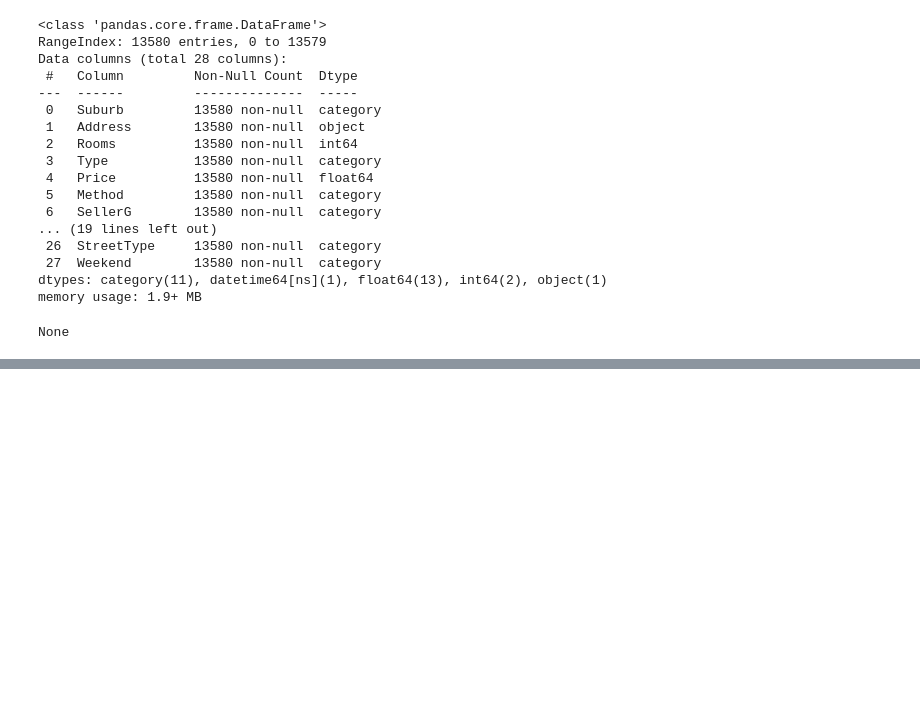
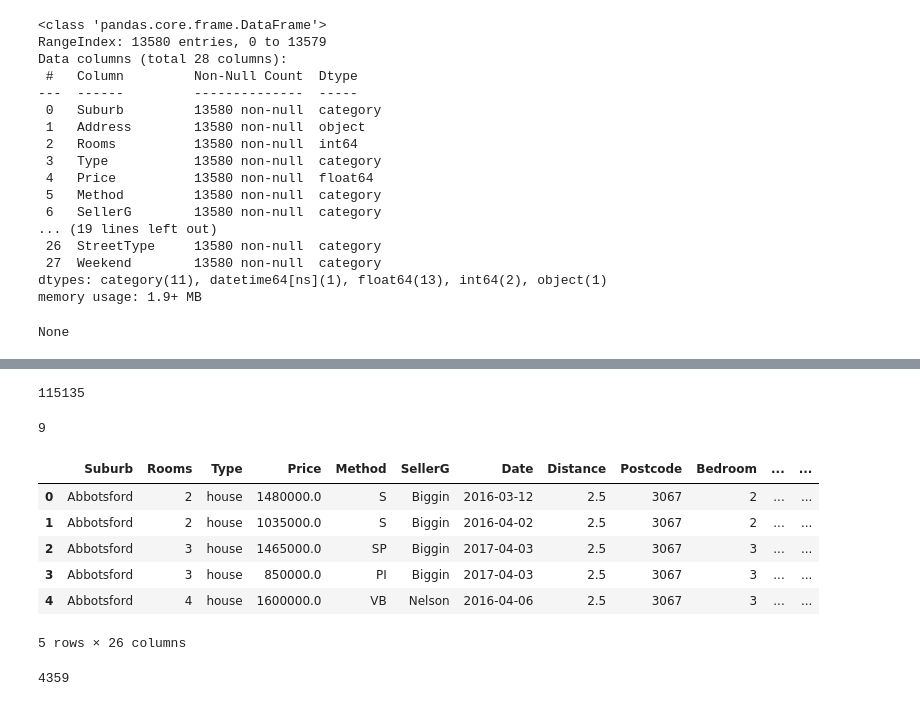
Before and after one commit to Domahan/sf_data_science, a Jupyter notebook: new_HW.ipynb, the cells around one changed output, grey strips where cells are left out. Cells and saved outputs as stored; diff of their text form; code cells hidden in the pictures; blank space fills up the shorter version.

```diff
--- a/new_HW.ipynb
+++ b/new_HW.ipynb
@@ -869,0 +1040,57 @@ None
+# %%
+#Создайте «признак-мигалку» weekend, который равен 1, если поездка начиналась в выходной день (суббота или воскресенье),
+# и 0 — в противном случае.
+# Выясните, сколько поездок начиналось в выходные.
+# можно способом через лямбда : weekday = data['starttime'].dt.dayofweek
+#data['weekend'] = weekday.apply(lambda x: 1 if x ==5 or x == 6 else 0)
+#data['weekend'].sum()
+citibike_tr['weekend'] = citibike_tr['starttime'].dt.dayofweek
+weekend_count = citibike_tr[(citibike_tr['weekend'] == 5) | (citibike_tr['weekend'] == 6)].shape[0]
+print(weekend_count)
+# %% [output]
+115135
+# %%
+#Создайте признак времени суток поездки time_of_day. Время суток будем определять из часа начала поездки. Условимся, что:
+#поездка совершается ночью (night), если её час приходится на интервал от 0 (включительно) до 6 (включительно) часов;
+#поездка совершается утром (morning), если её час приходится на интервал от 6 (не включительно) до 12 (включительно) часов;
+#поездка совершается днём (day), если её час приходится на интервал от 12 (не включительно) до 18 (включительно) часов;
+#поездка совершается вечером (evening), если её час приходится на интервал от 18 (не включительно) до 23 часов (включительно).
+#Во сколько раз количество поездок, совершённых днём, больше, чем количество поездок, совёршенных ночью, за представленный в данных период времени?
+# Ответ округлите до целых.
+def get_time_of_day(time):
+    if 0 <= time <= 6:
+        return 'night'
+    elif 6 < time <= 12:
+        return 'morning'
+    elif 12 < time <= 18:
+        return 'day'
+    elif 18 < time <= 23:
+        return 'evening'
+
+citibike_tr['time_of_day'] = citibike_tr['starttime'].dt.hour.apply(get_time_of_day)
+a = citibike_tr[citibike_tr['time_of_day'] == 'day'].shape[0]
+b = citibike_tr[citibike_tr['time_of_day'] == 'night'].shape[0]
+print(round(a / b))
+# %% [output]
+9
+# %%
+import pandas as pd
+
+melb_df = pd.read_csv('data/melb_data_fe.csv')
+melb_df.head()
+# %% [output]
+|  | Suburb | Rooms | Type | Price | Method | SellerG | Date | Distance | Postcode | Bedroom | ... | ... |
+| 0 | Abbotsford | 2 | house | 1480000.0 | S | Biggin | 2016-03-12 | 2.5 | 3067 | 2 | ... | ... |
+| 1 | Abbotsford | 2 | house | 1035000.0 | S | Biggin | 2016-04-02 | 2.5 | 3067 | 2 | ... | ... |
+| 2 | Abbotsford | 3 | house | 1465000.0 | SP | Biggin | 2017-04-03 | 2.5 | 3067 | 3 | ... | ... |
+| 3 | Abbotsford | 3 | house | 850000.0 | PI | Biggin | 2017-04-03 | 2.5 | 3067 | 3 | ... | ... |
+| 4 | Abbotsford | 4 | house | 1600000.0 | VB | Nelson | 2016-04-06 | 2.5 | 3067 | 3 | ... | ... |
+5 rows × 26 columns
+# %%
+#Преобразуйте столбец Date в формат datetime и выделите квартал (quarter) продажи объектов недвижимости. Найдите второй по популярности квартал продажи.
+# В качестве ответа запишите число объектов, проданных в этом квартале.
+melb_df['Date'] = pd.to_datetime(melb_df['Date'])
+quarters = melb_df['Date'].dt.quarter
+print(quarters.value_counts().iloc[1])
+# %% [output]
+4359
```
Also changed, not shown: parts of 24 cells of this notebook.
